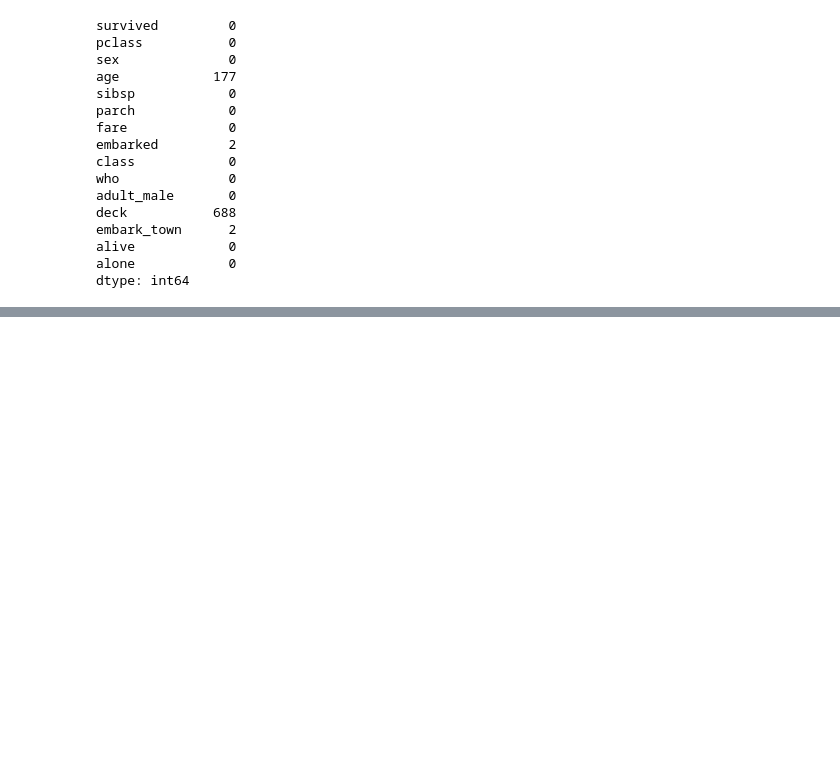
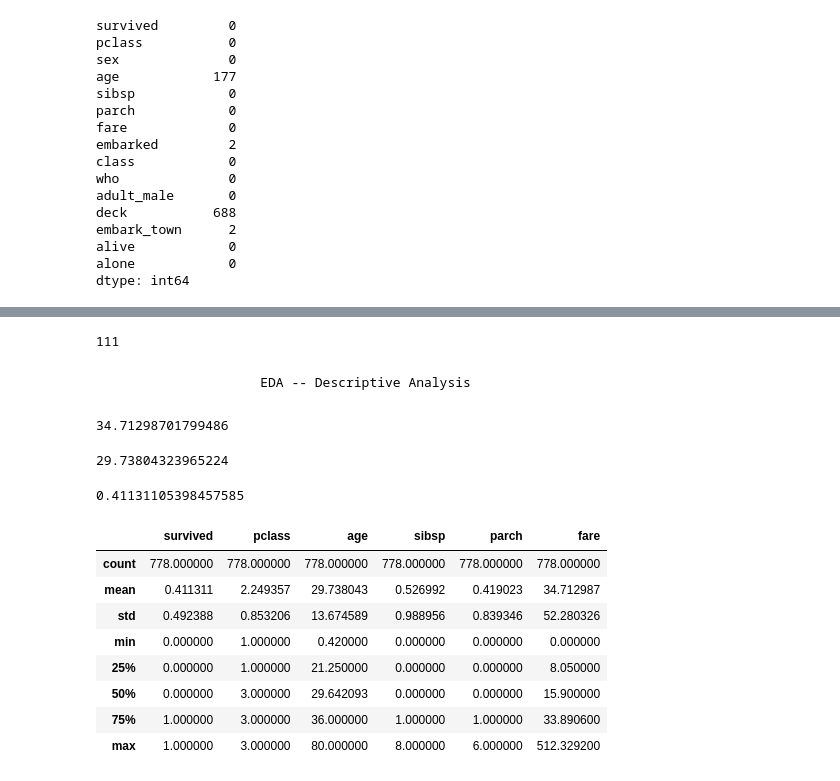
Before and after one commit to ijazkhan101/data-science-code-2022, a Jupyter notebook: 3Days-workshop.ipynb, the cells around one changed output, grey strips where cells are left out. Cells and saved outputs as stored; diff of their text form; code cells hidden in the pictures; blank space fills up the shorter version.

```diff
--- a/3Days-workshop.ipynb
+++ b/3Days-workshop.ipynb
@@ -597,0 +784,6 @@ dtype: int64
+# %%
+# duplicate values
+
+df.duplicated().sum()
+# %% [output]
+111
@@ -597,0 +794,30 @@ dtype: int64
+# %% [markdown]
+                       EDA -- Descriptive Analysis
+# %%
+# EDA -- Descriptive Analysis
+# #1 Central Tendency (mean , median , mode ,...)
+
+df['fare'].mean()
+# %% [output]
+34.71298701799486
+# %%
+df['age'].mean()
+# %% [output]
+29.73804323965224
+# %%
+df['survived'].mean()
+# %% [output]
+0.41131105398457585
+# %%
+# #2 Dispersion ( range , variance , standard deviation , percentiles)
+df.describe()
+# %% [output]
+|  | survived | pclass | age | sibsp | parch | fare |
+| count | 778.000000 | 778.000000 | 778.000000 | 778.000000 | 778.000000 | 778.000000 |
+| mean | 0.411311 | 2.249357 | 29.738043 | 0.526992 | 0.419023 | 34.712987 |
+| std | 0.492388 | 0.853206 | 13.674589 | 0.988956 | 0.839346 | 52.280326 |
+| min | 0.000000 | 1.000000 | 0.420000 | 0.000000 | 0.000000 | 0.000000 |
+| 25% | 0.000000 | 1.000000 | 21.250000 | 0.000000 | 0.000000 | 8.050000 |
+| 50% | 0.000000 | 3.000000 | 29.642093 | 0.000000 | 0.000000 | 15.900000 |
+| 75% | 1.000000 | 3.000000 | 36.000000 | 1.000000 | 1.000000 | 33.890600 |
+| max | 1.000000 | 3.000000 | 80.000000 | 8.000000 | 6.000000 | 512.329200 |
```
Also changed, not shown: parts of 15 cells of this notebook, 1 other file.
